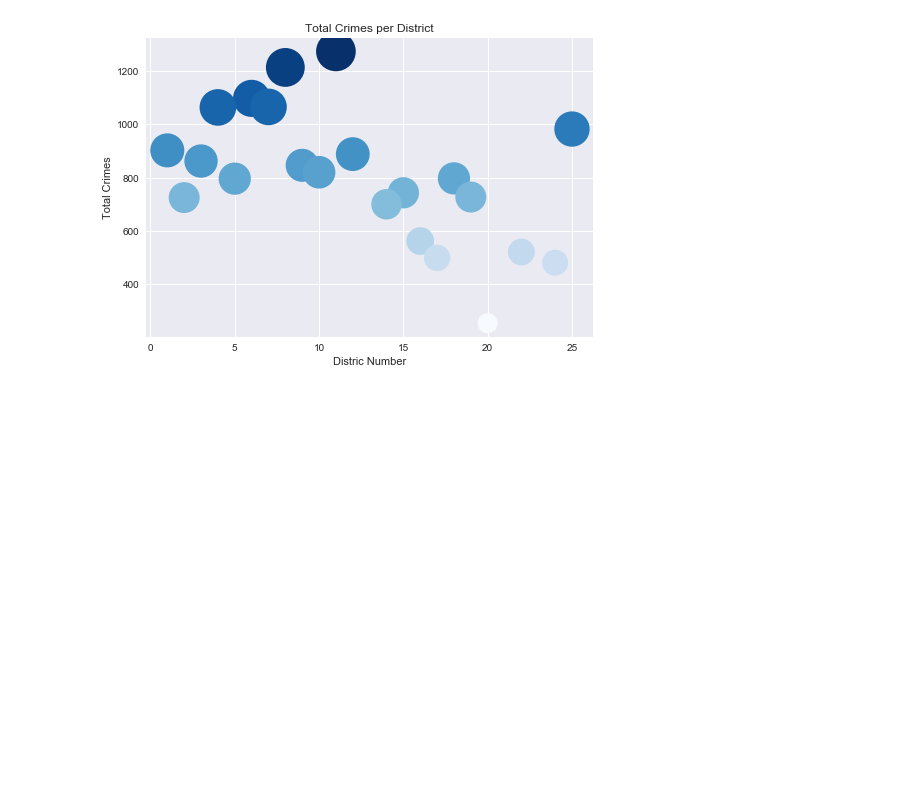
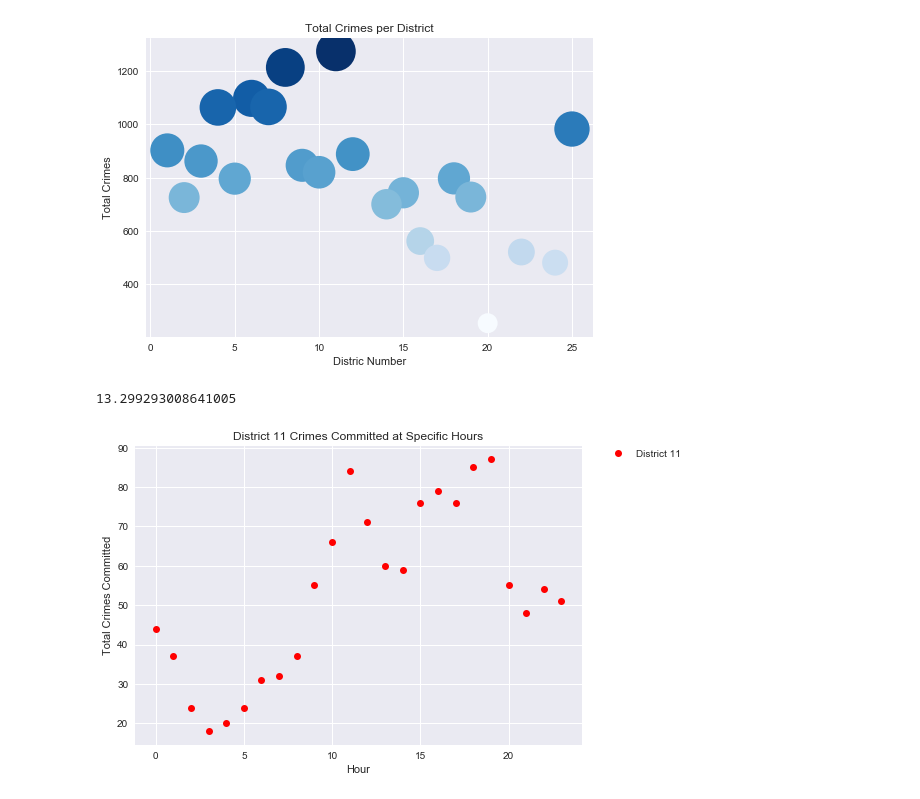
Before and after one commit to fairfield-university-ba505-fall2018/final-project-team-chicago, a Jupyter notebook: Final_Notebook.ipynb, the cells around one changed output. Drawn from its saved outputs; the diff is of its cells as text; code cells hidden in the pictures; blank space fills up the shorter version.

Commit message:
District 11 Analysis

```diff
--- a/Final_Notebook.ipynb
+++ b/Final_Notebook.ipynb
@@ -258,3 +258,37 @@ District
 7.0              1065
 4.0              1063
 [figure]
+# %%
+# Creating a new dataframe/variable to only show District 11
+df_D11_District = pd.DataFrame(df[df.District == 11])
+
+# Creating a new dataframe for plotting only
+district11 = df_D11_District['Time'].value_counts()
+
+# Create a new dataframe for the plot
+df_D11 = pd.DataFrame(district11)
+df_D11.index.rename('Time', inplace=True)
+df_D11.rename(columns={'Time':'Total_Count'}, inplace=True)
+df_D11.sort_index()
+
+# Creating a plot to showcase the times at which District 11 experiences the most crime
+plt.plot(df_D11.index.values, df_D11['Total_Count'], linestyle='', marker='o', color='red', label='District 11')
+plt.style.use('seaborn')
+plt.xlabel('Hour')
+plt.ylabel('Total Crimes Committed')
+plt.title('District 11 Crimes Committed at Specific Hours')
+plt.legend(bbox_to_anchor=(1.05,1), loc=2, borderaxespad=0.)
+
+# Creating new variable to show the different types of crimes committed in district 11
+district11_crimes = df_D11_District['Primary_Type'].value_counts()
+
+# Creating a new dataframe (df_D11_crimes) for analysis
+df_D11_crimes = pd.DataFrame(district11_crimes)
+df_D11_crimes.index.rename('Primary Type', inplace=True)
+df_D11_crimes.rename(columns={'Primary_Type':'Total_Count'}, inplace=True)
+
+# Finding on average what time most crimes occur
+df_D11_District['Time'].mean()
+# %% [output]
+13.299293008641005
+[figure, added]
```
Also changed, not shown: parts of 2 cells of this notebook.
